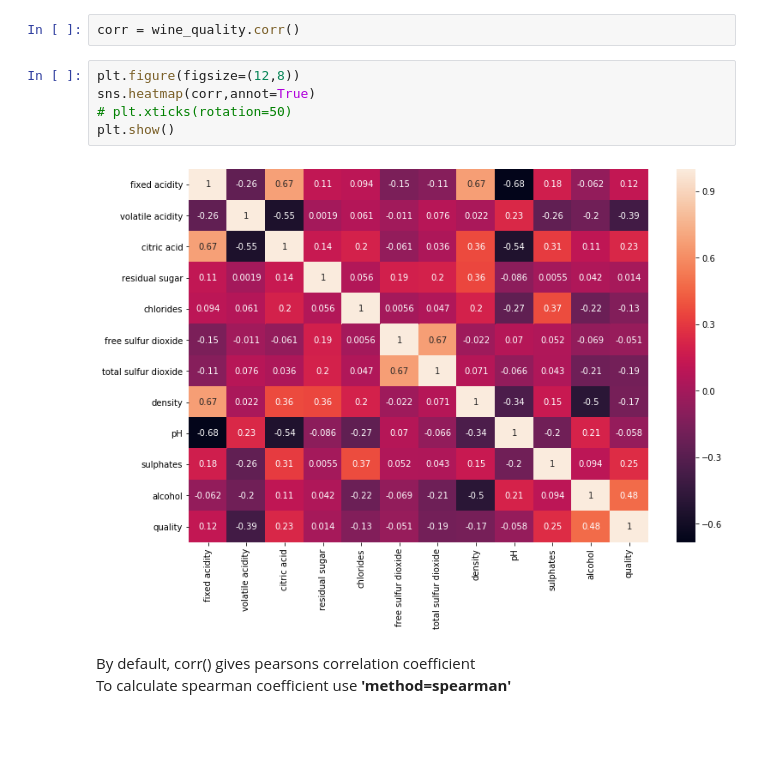
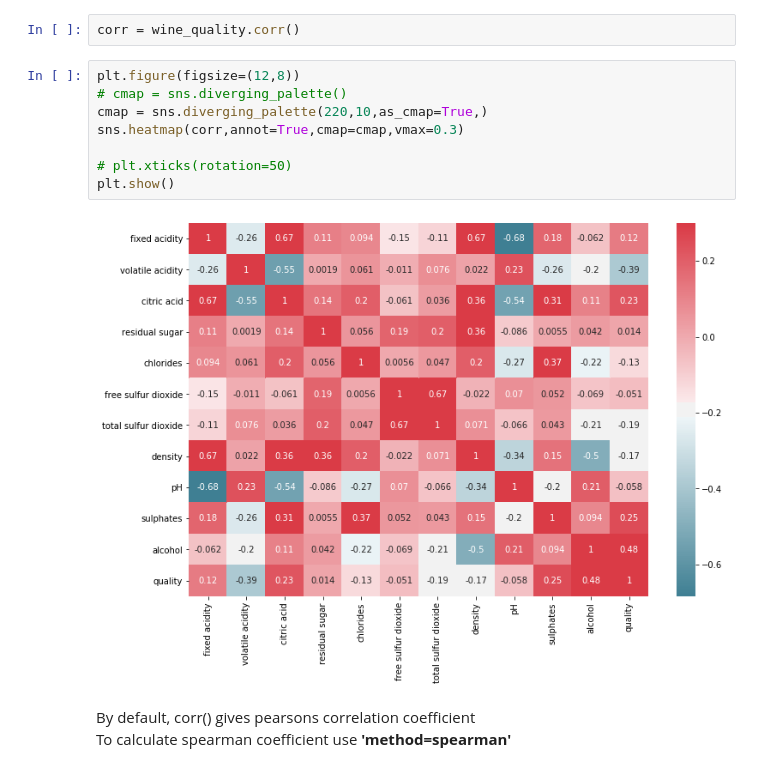
Before and after one commit to SivaLokam/supervisedlearning, a Jupyter notebook: Tutorials/Regression Tutorial.ipynb, the cells around one changed output. Cells and saved outputs as stored; diff of their text form; blank space fills up the shorter version.

```diff
--- a/Tutorials/Regression Tutorial.ipynb
+++ b/Tutorials/Regression Tutorial.ipynb
@@ -96,11 +96,14 @@ plt.show()
 corr = wine_quality.corr()
 # %%
 plt.figure(figsize=(12,8))
-sns.heatmap(corr,annot=True)
+# cmap = sns.diverging_palette()
+cmap = sns.diverging_palette(220,10,as_cmap=True,)
+sns.heatmap(corr,annot=True,cmap=cmap,vmax=0.3)
+
 # plt.xticks(rotation=50)
 plt.show()
 # %% [output]
-[figure, old version]
+[figure, new version]
 # %% [markdown]
 By default, corr() gives pearsons correlation coefficient <br>
 To calculate spearman coefficient use <span style="font-weight:bold">'method=spearman'</span>
```
Also changed, not shown: parts of 2 cells of this notebook, 4 other files.
